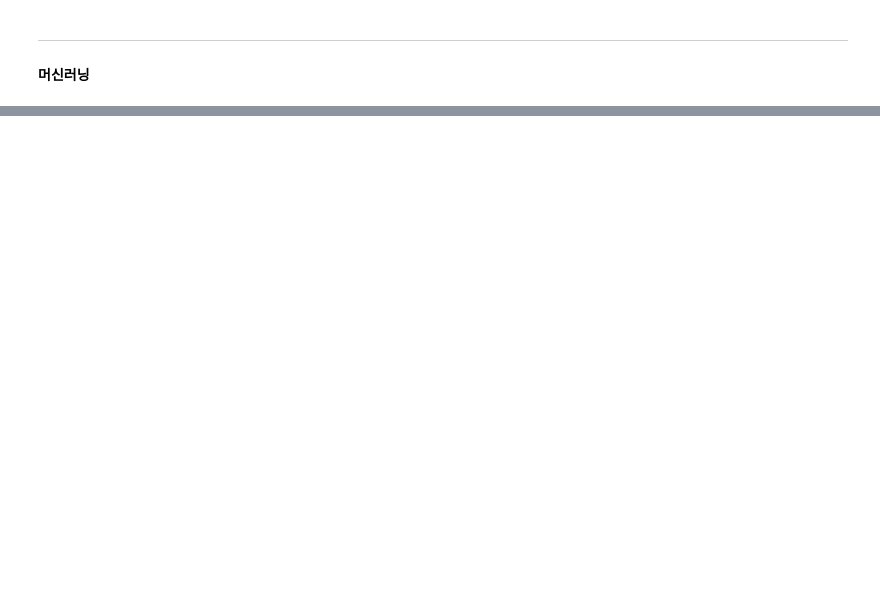
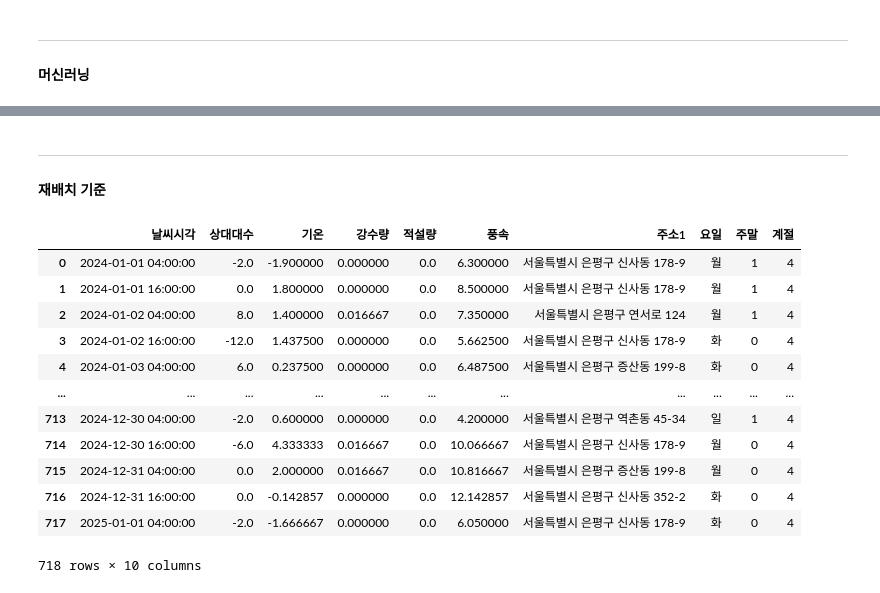
Before and after one commit to Hgracefield/EP_cycle_stations, a Jupyter notebook: Note/pluralize/learning.ipynb, the cells around one changed output, grey strips where cells are left out. Saved outputs shown, nothing was run; the diff lists cells and outputs as text; code cells hidden in the pictures; blank space fills up the shorter version.

```diff
--- a/Note/pluralize/learning.ipynb
+++ b/Note/pluralize/learning.ipynb
@@ -118,3 +180,45 @@ all_2425 = add_current_count_with_reset(all_2425)
+# %%
+# bus_stop(X,Y)에서 따릉이 정류소 반경 200m 필터링
+import numpy as np
+import pandas as pd
+
+def haversine_m(lat1, lon1, lat2, lon2):
+    # lat/lon in degrees
+    r = 6371000  # meters
+    lat1 = np.deg2rad(lat1)
+    lon1 = np.deg2rad(lon1)
+    lat2 = np.deg2rad(lat2)
+    lon2 = np.deg2rad(lon2)
+    dlat = lat2 - lat1
+    dlon = lon2 - lon1
+    a = np.sin(dlat / 2) ** 2 + np.cos(lat1) * np.cos(lat2) * np.sin(dlon / 2) ** 2
+    c = 2 * np.arctan2(np.sqrt(a), np.sqrt(1 - a))
+    return r * c
+
+# 따릉이 정류소 좌표 추출
+bike_df = pd.read_csv("Data/찬솔님데이터.csv")
+target_ids = ["ST-2247", "ST-2252", "ST-2425"]
+station_coords = (
+    bike_df[bike_df["대여소_ID"].isin(target_ids)]
+    .groupby("대여소_ID", as_index=False)
+    .agg({"대여소_위도": "median", "대여소_경도": "median"})
+)
+
+# bus_stop: X=경도, Y=위도 가정
+bus_stop = bus_stop.copy()
+bus_stop["_bus_lat"] = bus_stop["Y"]
+bus_stop["_bus_lon"] = bus_stop["X"]
+
+bus_stops_within_200m = {}
+for _, row in station_coords.iterrows():
+    sid = row["대여소_ID"]
+    lat = row["대여소_위도"]
+    lon = row["대여소_경도"]
+    dist = haversine_m(bus_stop["_bus_lat"].values, bus_stop["_bus_lon"].values, lat, lon)
+    mask = dist <= 200
+    bus_stops_within_200m[sid] = bus_stop.loc[mask].copy()
+
+bus_stops_within_200m
 # %%
 all_2247
 # %% [output]
@@ -271,0 +363,3 @@ train_rf_with_search_time_split
+# %% [markdown]
+-----
+#### 재배치 기준
@@ -271,0 +500,16 @@ train_rf_with_search_time_split
+# %%
+all_2247_shift
+# %% [output]
+|  | 날씨시각 | 상대대수 | 기온 | 강수량 | 적설량 | 풍속 | 주소1 | 요일 | 주말 | 계절 |
+| 0 | 2024-01-01 04:00:00 | -2.0 | -1.900000 | 0.000000 | 0.0 | 6.300000 | 서울특별시 은평구 신사동 178-9 | 월 | 1 | 4 |
+| 1 | 2024-01-01 16:00:00 | 0.0 | 1.800000 | 0.000000 | 0.0 | 8.500000 | 서울특별시 은평구 신사동 178-9 | 월 | 1 | 4 |
+| 2 | 2024-01-02 04:00:00 | 8.0 | 1.400000 | 0.016667 | 0.0 | 7.350000 | 서울특별시 은평구 연서로 124 | 월 | 1 | 4 |
+| 3 | 2024-01-02 16:00:00 | -12.0 | 1.437500 | 0.000000 | 0.0 | 5.662500 | 서울특별시 은평구 신사동 178-9 | 화 | 0 | 4 |
+| 4 | 2024-01-03 04:00:00 | 6.0 | 0.237500 | 0.000000 | 0.0 | 6.487500 | 서울특별시 은평구 증산동 199-8 | 화 | 0 | 4 |
+| ... | ... | ... | ... | ... | ... | ... | ... | ... | ... | ... |
+| 713 | 2024-12-30 04:00:00 | -2.0 | 0.600000 | 0.000000 | 0.0 | 4.200000 | 서울특별시 은평구 역촌동 45-34 | 일 | 1 | 4 |
+| 714 | 2024-12-30 16:00:00 | -6.0 | 4.333333 | 0.016667 | 0.0 | 10.066667 | 서울특별시 은평구 신사동 178-9 | 월 | 0 | 4 |
+| 715 | 2024-12-31 04:00:00 | 0.0 | 2.000000 | 0.016667 | 0.0 | 10.816667 | 서울특별시 은평구 증산동 199-8 | 월 | 0 | 4 |
+| 716 | 2024-12-31 16:00:00 | 0.0 | -0.142857 | 0.000000 | 0.0 | 12.142857 | 서울특별시 은평구 신사동 352-2 | 화 | 0 | 4 |
+| 717 | 2025-01-01 04:00:00 | -2.0 | -1.666667 | 0.000000 | 0.0 | 6.050000 | 서울특별시 은평구 신사동 178-9 | 화 | 0 | 4 |
+718 rows × 10 columns
```
Also changed, not shown: parts of 13 cells of this notebook, 2 other files.
